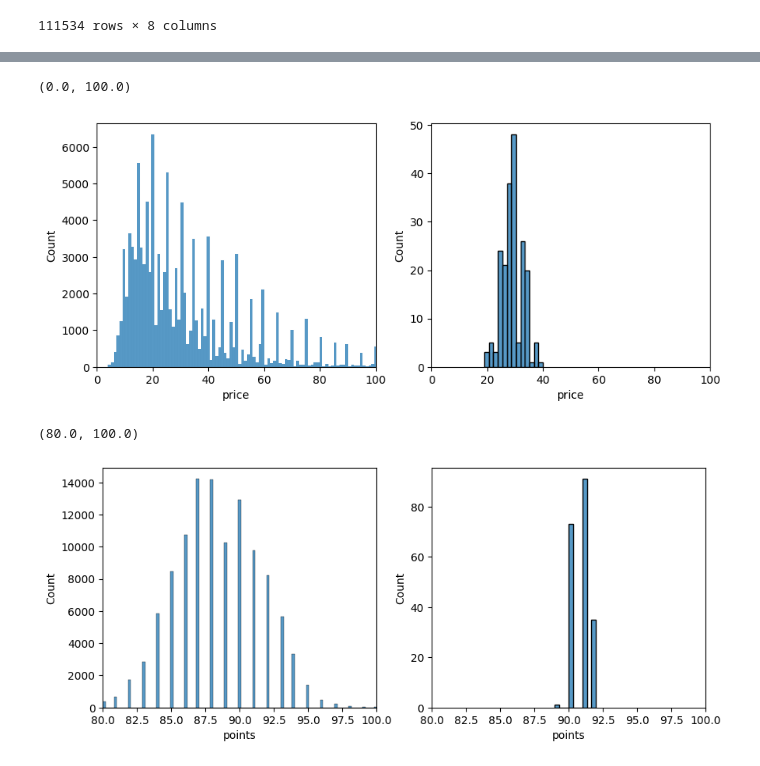
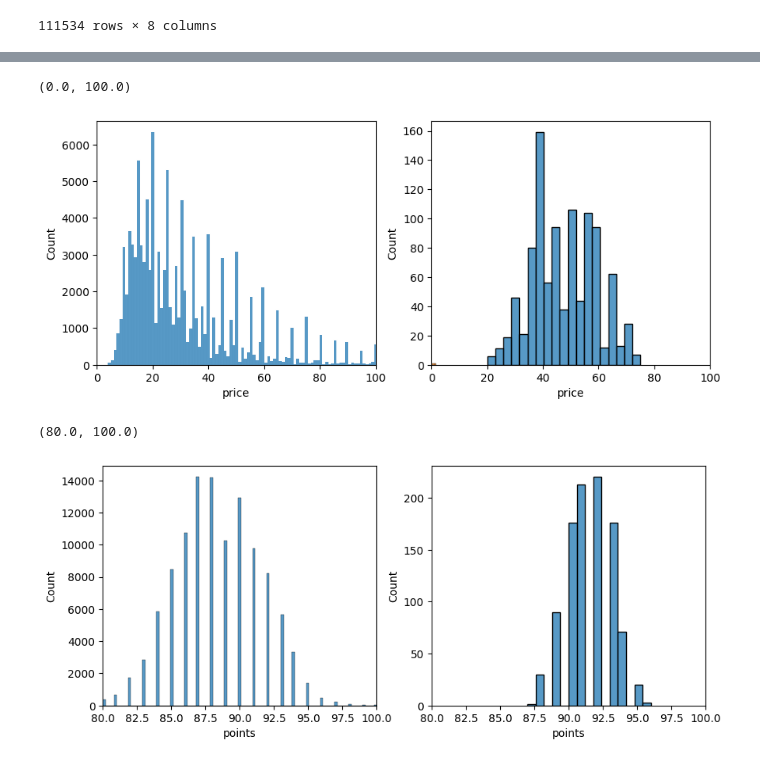
Before and after one commit to fmdalcin/WineGen_old, a Jupyter notebook: notebooks/model_training_NearestNeighbors.ipynb, the cells around one changed output, grey strips where cells are left out. Drawn from its saved outputs; the diff is of its cells as text; code cells hidden in the pictures.

```diff
--- a/notebooks/model_training_NearestNeighbors.ipynb
+++ b/notebooks/model_training_NearestNeighbors.ipynb
@@ -74,12 +82,12 @@ X
 111534 rows × 11 columns
 # %%
-neigh = NearestNeighbors(n_neighbors=200, algorithm='ball_tree', n_jobs=-1)
+neigh = NearestNeighbors(n_neighbors=1000, algorithm='ball_tree', n_jobs=-1)
 # %%
 scaler = RobustScaler()
 X_scaled=scaler.fit_transform(X)
 # %%
-features_weights=[1,3,3,1,2,3,1,3,3,3,3]
+features_weights=[1,1,1,1,2,3,1,3,3,3,3]
 X_scaled=X_scaled*features_weights
-X_scaled=pd.DataFrame(X_scaled, columns=X.columns)
+# X_scaled=pd.DataFrame(X_scaled, columns=X.columns)
 neigh.fit(X_scaled)
 # %% [output]
@@ -98,4 +106,5 @@ df.iloc[X_test.index]
 # %%
-# X_test=[X_scaled.iloc[23238]] #Kilikanoon Oracle Shiraz
-X_test=[X_scaled.iloc[65178]] #Grosset 2002 Polish Hill Riesling (Clare Valley) 91pts $30
-# X.iloc[65178]
+X_test=pd.DataFrame([X_scaled.iloc[23238]]) #Kilikanoon Oracle Shiraz
+X_test=X_test._append(X_scaled.iloc[65178], ignore_index=True) #Grosset 2002 Polish Hill Riesling (Clare Valley) 91pts $30
+X_test2=np.mean(X_test, axis=0)
+X_test2
@@ -102,5 +124,5 @@ X_test=[X_scaled.iloc[65178]] #Grosset 2002 Polish Hill Riesling (Clare Valley)
 # %%
-distance, indices = neigh.kneighbors(X_test)
+distance, indices = neigh.kneighbors([X_test2])
 df.iloc[indices[0]].head(20)
 # %% [output]
 |  | description | points | price | province | title | winery | variety_adj | type | region |
@@ -130,20 +153,22 @@ Name: count, dtype: int64
 # %%
 fig, axes = plt.subplots(1,2, figsize=(10,4))
 
 sns.histplot(X['price'], ax=axes[0])
 axes[0].set_xlim(0,100)
 sns.histplot(df.iloc[indices[0]]['price'], ax=axes[1])
+sns.histplot(X_test['price'], ax=axes[1])
 axes[1].set_xlim(0,100)
 # %% [output]
 (0.0, 100.0)
-[figure, old version]
+[figure, new version]
 # %%
 fig, axes = plt.subplots(1,2, figsize=(10,4))
 
 sns.histplot(X['points'], ax=axes[0])
 axes[0].set_xlim(80,100)
 sns.histplot(df.iloc[indices[0]]['points'], ax=axes[1])
+sns.histplot(X_test['points'], ax=axes[1])
 axes[1].set_xlim(80,100)
 # %% [output]
 (80.0, 100.0)
-[figure, old version]
+[figure, new version]
```
Also changed, not shown: parts of 6 cells of this notebook, 5 other files.
